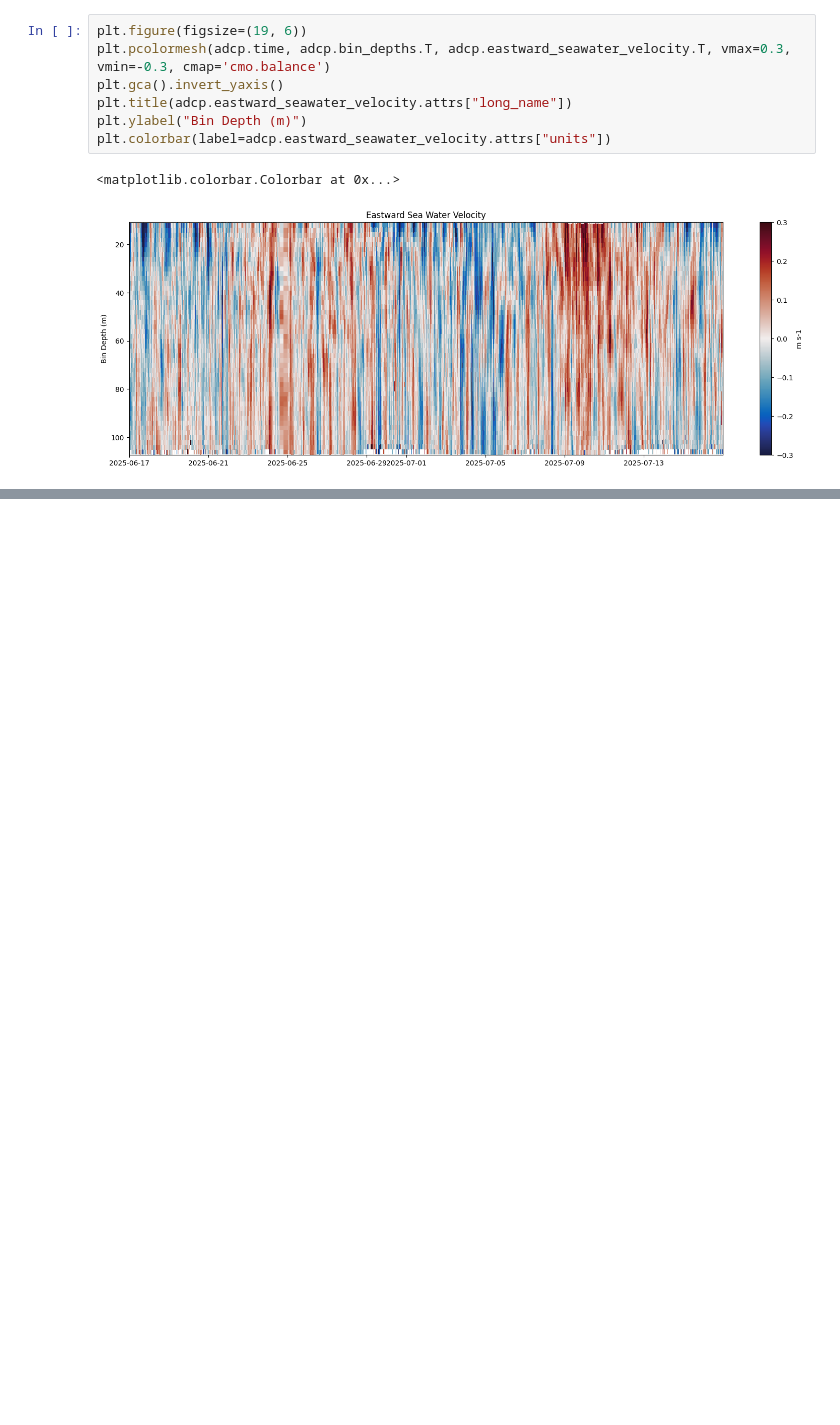
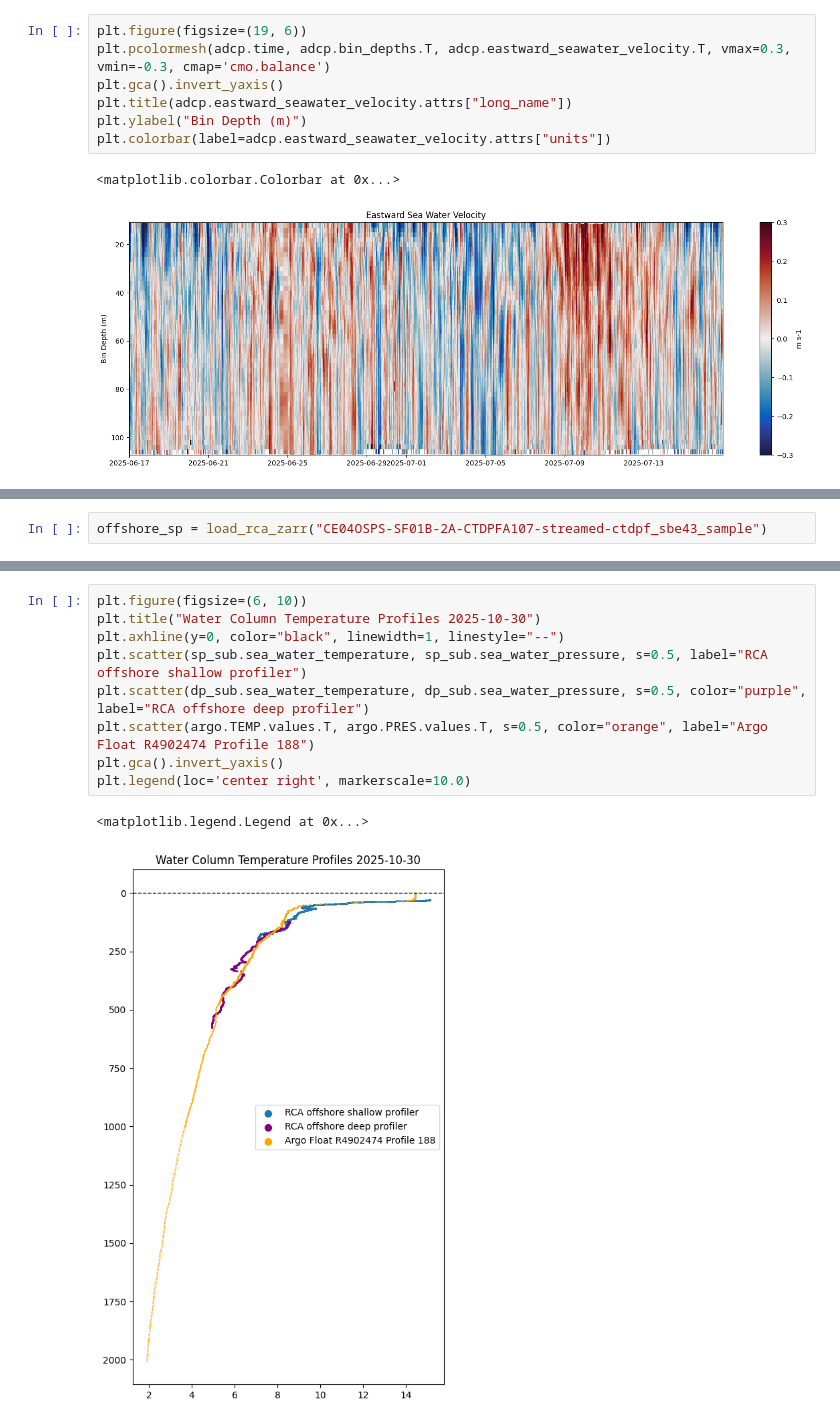
Before and after one commit to ooi-data/surface_mooring_overview, a Jupyter notebook: 01_full_watercol_viz.ipynb, the cells around one changed output, grey strips where cells are left out. Drawn from its saved outputs; the diff is of its cells as text; blank space fills up the shorter version.

```diff
--- a/01_full_watercol_viz.ipynb
+++ b/01_full_watercol_viz.ipynb
@@ -167,0 +194,2 @@ Attributes:
+# %%
+offshore_sp = load_rca_zarr("CE04OSPS-SF01B-2A-CTDPFA107-streamed-ctdpf_sbe43_sample")
@@ -167,0 +275,12 @@ Attributes:
+# %%
+plt.figure(figsize=(6, 10))
+plt.title("Water Column Temperature Profiles 2025-10-30")
+plt.axhline(y=0, color="black", linewidth=1, linestyle="--")
+plt.scatter(sp_sub.sea_water_temperature, sp_sub.sea_water_pressure, s=0.5, label="RCA offshore shallow profiler")
+plt.scatter(dp_sub.sea_water_temperature, dp_sub.sea_water_pressure, s=0.5, color="purple", label="RCA offshore deep profiler")
+plt.scatter(argo.TEMP.values.T, argo.PRES.values.T, s=0.5, color="orange", label="Argo Float R4902474 Profile 188")
+plt.gca().invert_yaxis()
+plt.legend(loc='center right', markerscale=10.0)
+# %% [output]
+<matplotlib.legend.Legend at 0x...>
+[figure, added]
```
Also changed, not shown: parts of 14 cells of this notebook, 2 other files.
